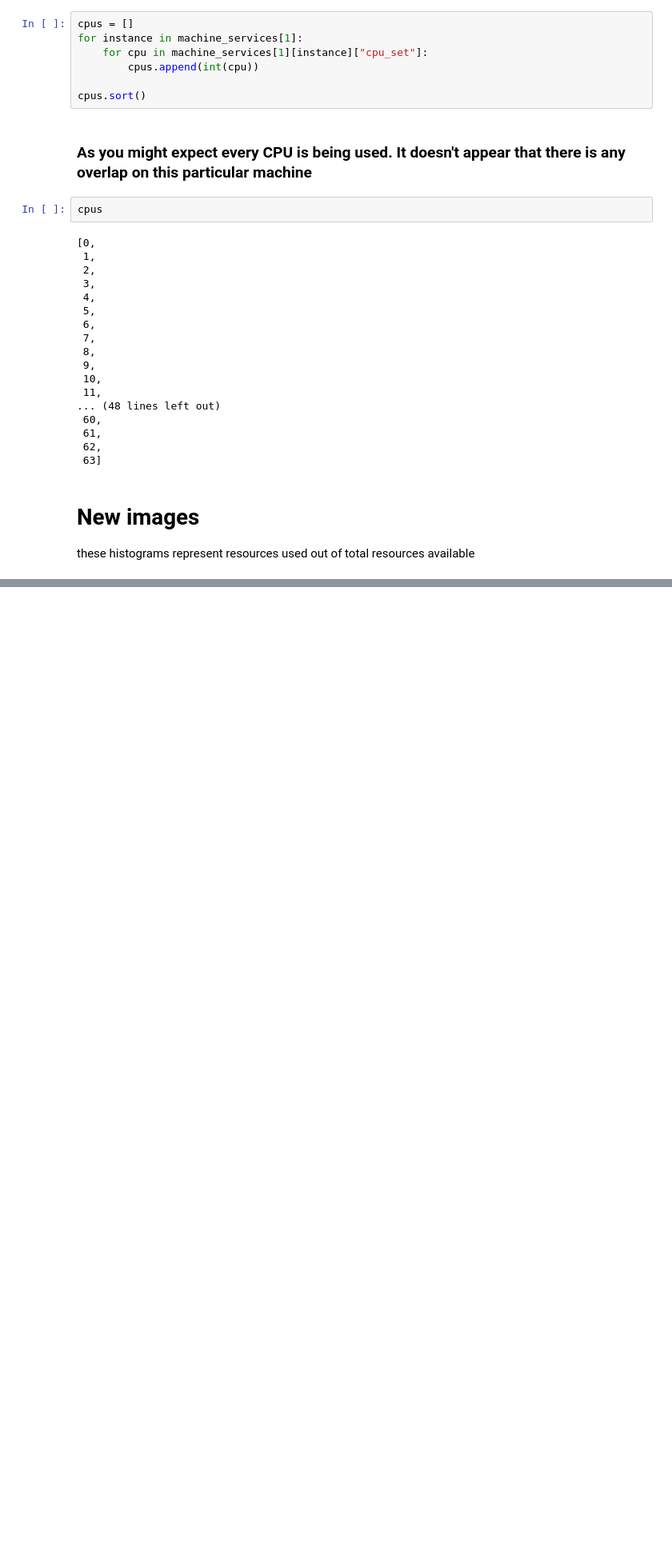
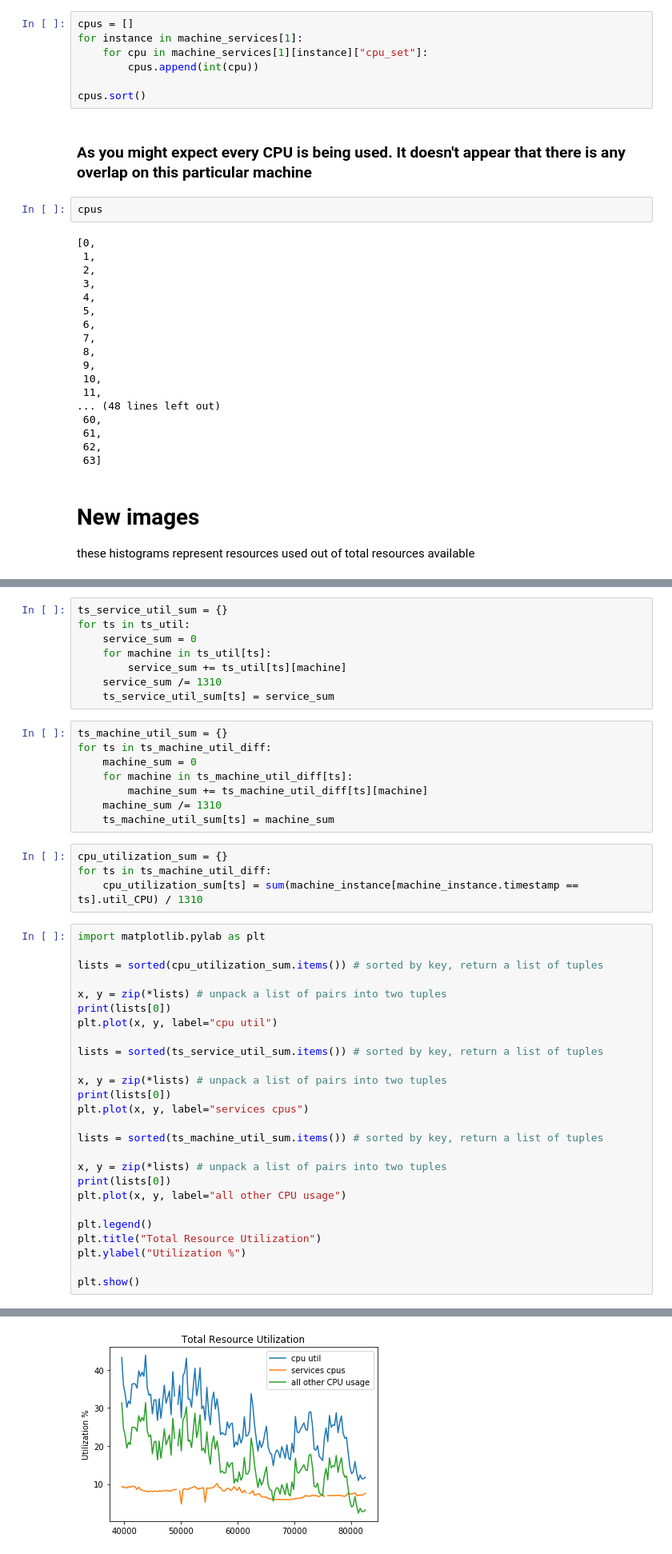
Before and after one commit to codestar12/gc_project, a Jupyter notebook: note_books/Service Usage over day.ipynb, the cells around one changed output, grey strips where cells are left out. Shown at 80% size. Saved outputs shown, nothing was run; the diff lists cells and outputs as text; blank space fills up the shorter version.

Commit message:
processing finished. Graphed initail results

```diff
--- a/note_books/Service Usage over day.ipynb
+++ b/note_books/Service Usage over day.ipynb
@@ -113,0 +148,47 @@ total cpu difference
+# %%
+ts_service_util_sum = {}
+for ts in ts_util:
+    service_sum = 0
+    for machine in ts_util[ts]:
+        service_sum += ts_util[ts][machine]
+    service_sum /= 1310
+    ts_service_util_sum[ts] = service_sum
+# %%
+ts_machine_util_sum = {}
+for ts in ts_machine_util_diff:
+    machine_sum = 0
+    for machine in ts_machine_util_diff[ts]:
+        machine_sum += ts_machine_util_diff[ts][machine]
+    machine_sum /= 1310
+    ts_machine_util_sum[ts] = machine_sum
+# %%
+cpu_utilization_sum = {}
+for ts in ts_machine_util_diff:
+    cpu_utilization_sum[ts] = sum(machine_instance[machine_instance.timestamp == ts].util_CPU) / 1310
+# %%
+import matplotlib.pylab as plt
+
+lists = sorted(cpu_utilization_sum.items()) # sorted by key, return a list of tuples
+
+x, y = zip(*lists) # unpack a list of pairs into two tuples
+print(lists[0])
+plt.plot(x, y, label="cpu util")
+
+lists = sorted(ts_service_util_sum.items()) # sorted by key, return a list of tuples
+
+x, y = zip(*lists) # unpack a list of pairs into two tuples
+print(lists[0])
+plt.plot(x, y, label="services cpus")
+
+lists = sorted(ts_machine_util_sum.items()) # sorted by key, return a list of tuples
+
+x, y = zip(*lists) # unpack a list of pairs into two tuples
+print(lists[0])
+plt.plot(x, y, label="all other CPU usage")
+
+plt.legend()
+plt.title("Total Resource Utilization")
+plt.ylabel("Utilization %")
+
+plt.show()
+# %% [output]
@@ -113,0 +198 @@ total cpu difference
+[figure, added]
```
Also changed, not shown: parts of 8 cells of this notebook, 3 other files.
